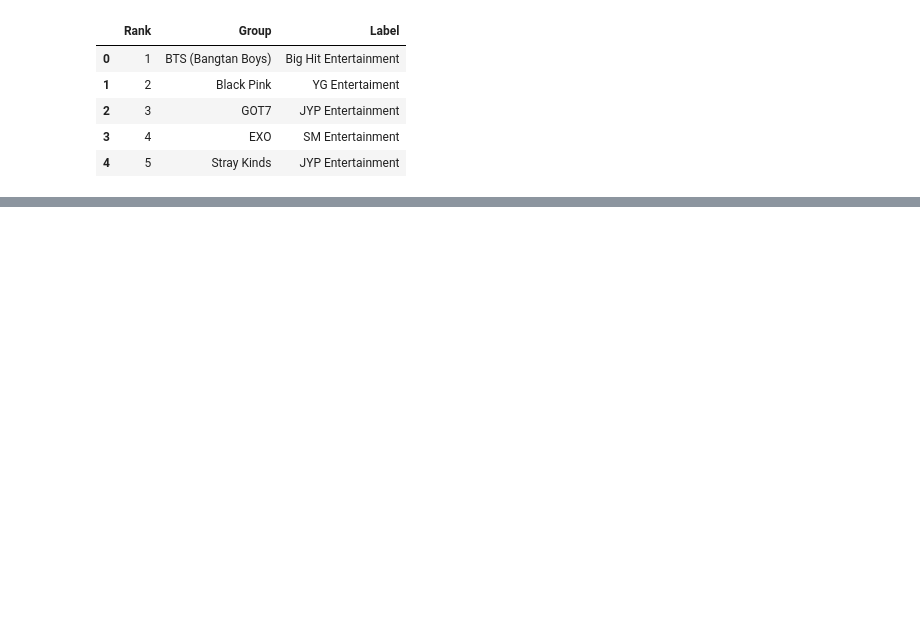
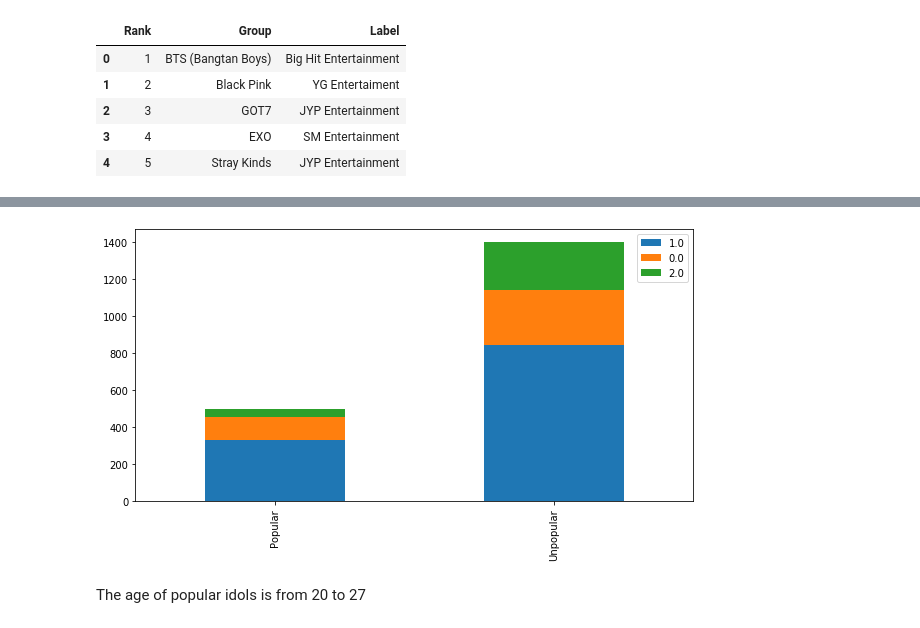
Before and after one commit to KamilaSadykova/Predicting-the-popularity-of-the-future-k-pop-idol, a Jupyter notebook: Project.ipynb, the cells around one changed output, grey strips where cells are left out. Drawn from its saved outputs; the diff is of its cells as text; code cells hidden in the pictures; blank space fills up the shorter version.

```diff
--- a/Project.ipynb
+++ b/Project.ipynb
@@ -208 +199,7 @@ data.head(80)
+# %%
+bar_chart('age')
+# %% [output]
+[figure, added]
+# %% [markdown]
+The age of popular idols is from 20 to 27
 # %%
```
Also changed, not shown: parts of 28 cells of this notebook.
